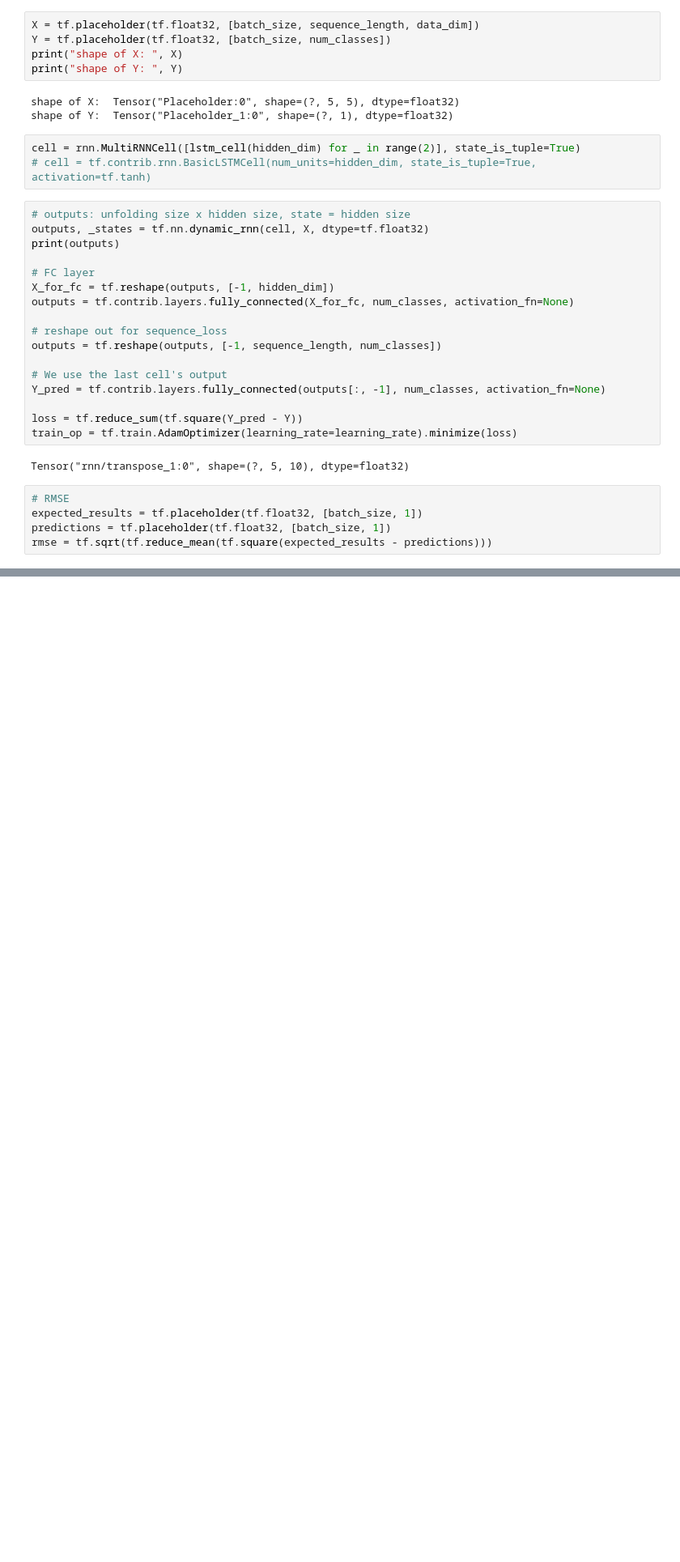
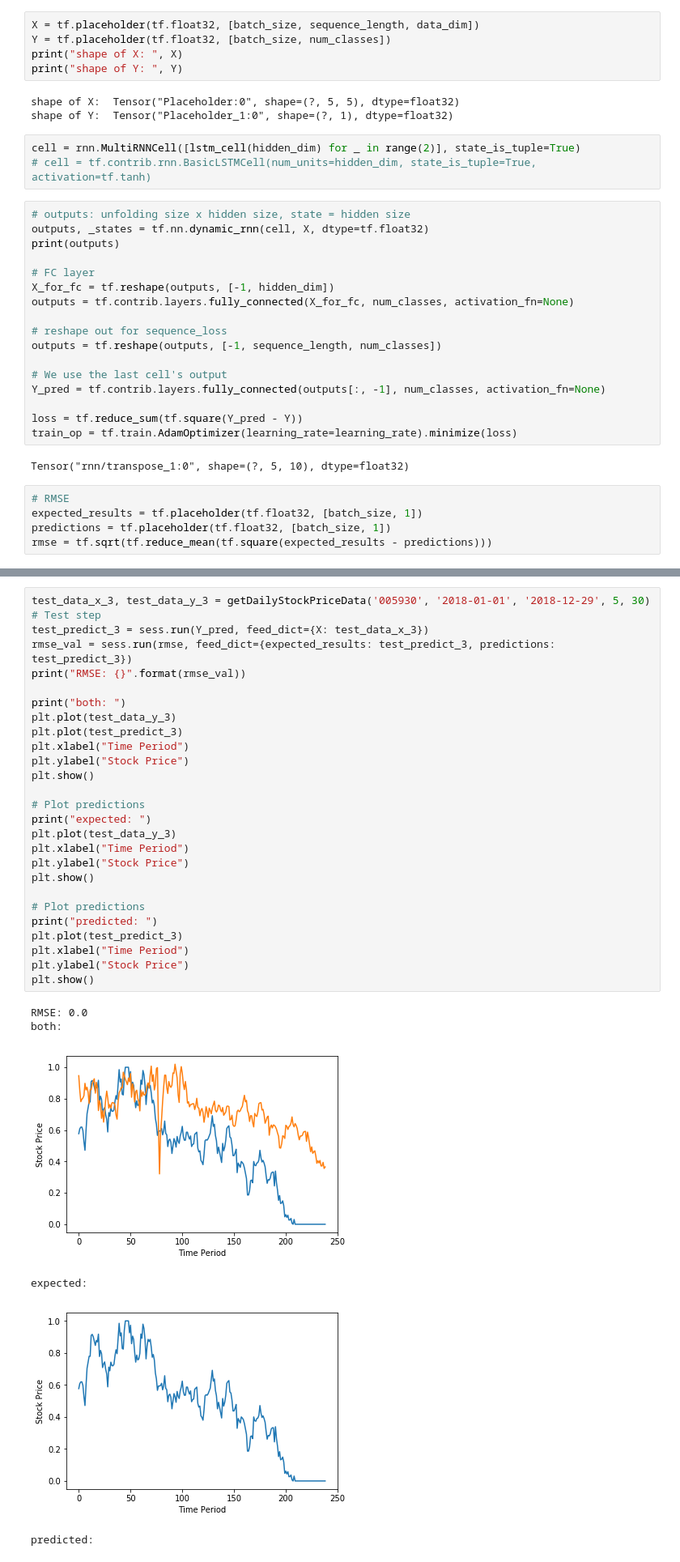
Before and after one commit to Kims-DeveloperGroup/stock-market-data-ML, a Jupyter notebook: daily_stock_price_prediction_prototype.ipynb, the cells around one changed output, grey strips where cells are left out. Shown at 81% size. Cells and saved outputs as stored; diff of their text form; blank space fills up the shorter version.

```diff
--- a/daily_stock_price_prediction_prototype.ipynb
+++ b/daily_stock_price_prediction_prototype.ipynb
@@ -151,0 +226,34 @@ RMSE: 0.35311147570610046
+# %%
+test_data_x_3, test_data_y_3 = getDailyStockPriceData('005930', '2018-01-01', '2018-12-29', 5, 30)
+# Test step
+test_predict_3 = sess.run(Y_pred, feed_dict={X: test_data_x_3})
+rmse_val = sess.run(rmse, feed_dict={expected_results: test_predict_3, predictions: test_predict_3})
+print("RMSE: {}".format(rmse_val))
+
+print("both: ")
+plt.plot(test_data_y_3)
+plt.plot(test_predict_3)
+plt.xlabel("Time Period")
+plt.ylabel("Stock Price")
+plt.show()
+
+# Plot predictions
+print("expected: ")
+plt.plot(test_data_y_3)
+plt.xlabel("Time Period")
+plt.ylabel("Stock Price")
+plt.show()
+
+# Plot predictions
+print("predicted: ")
+plt.plot(test_predict_3)
+plt.xlabel("Time Period")
+plt.ylabel("Stock Price")
+plt.show()
+# %% [output]
+RMSE: 0.0
+both:
+[figure, added]
+expected:
+[figure, added]
+predicted:
```
Also changed, not shown: parts of 8 cells of this notebook.
